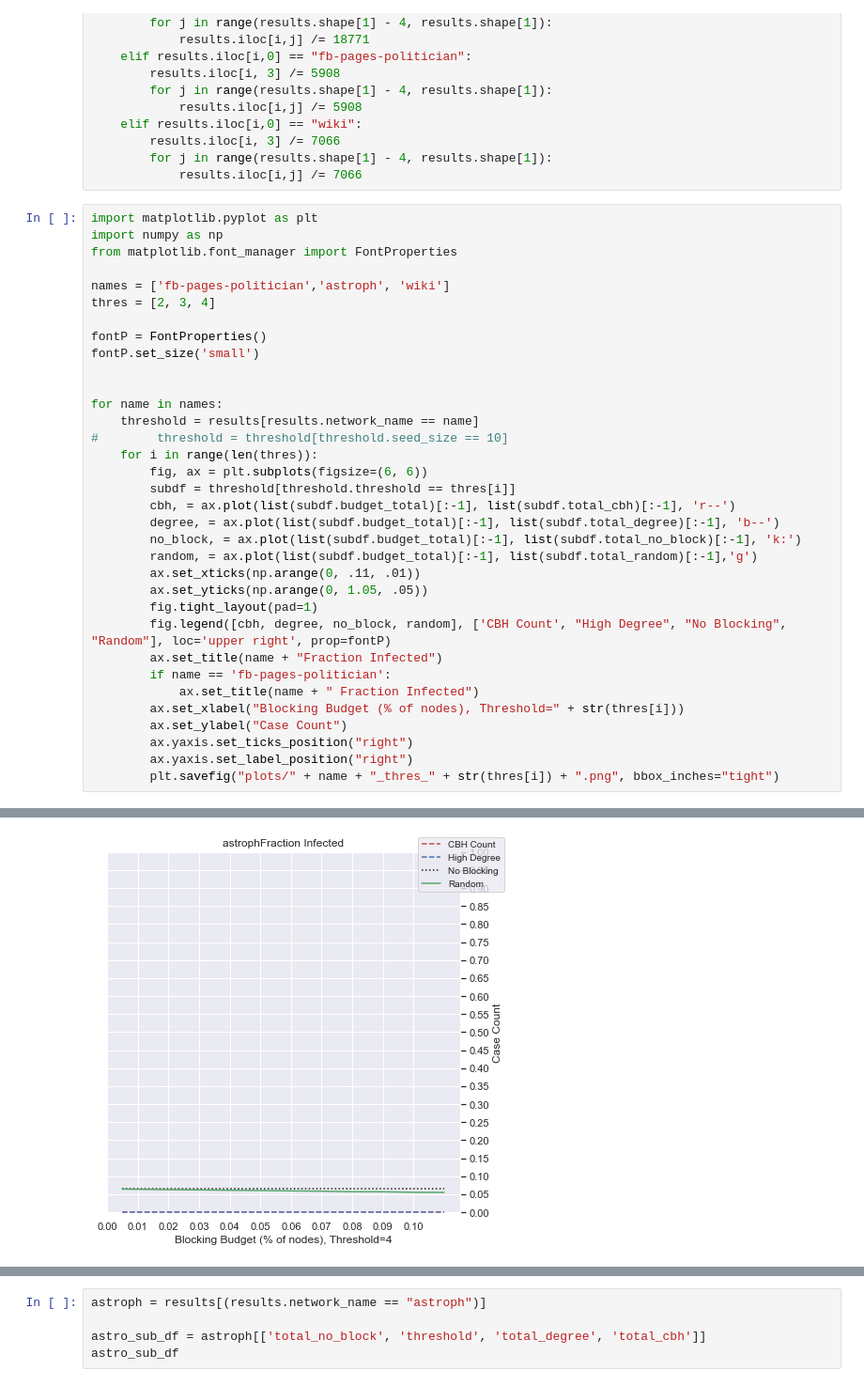
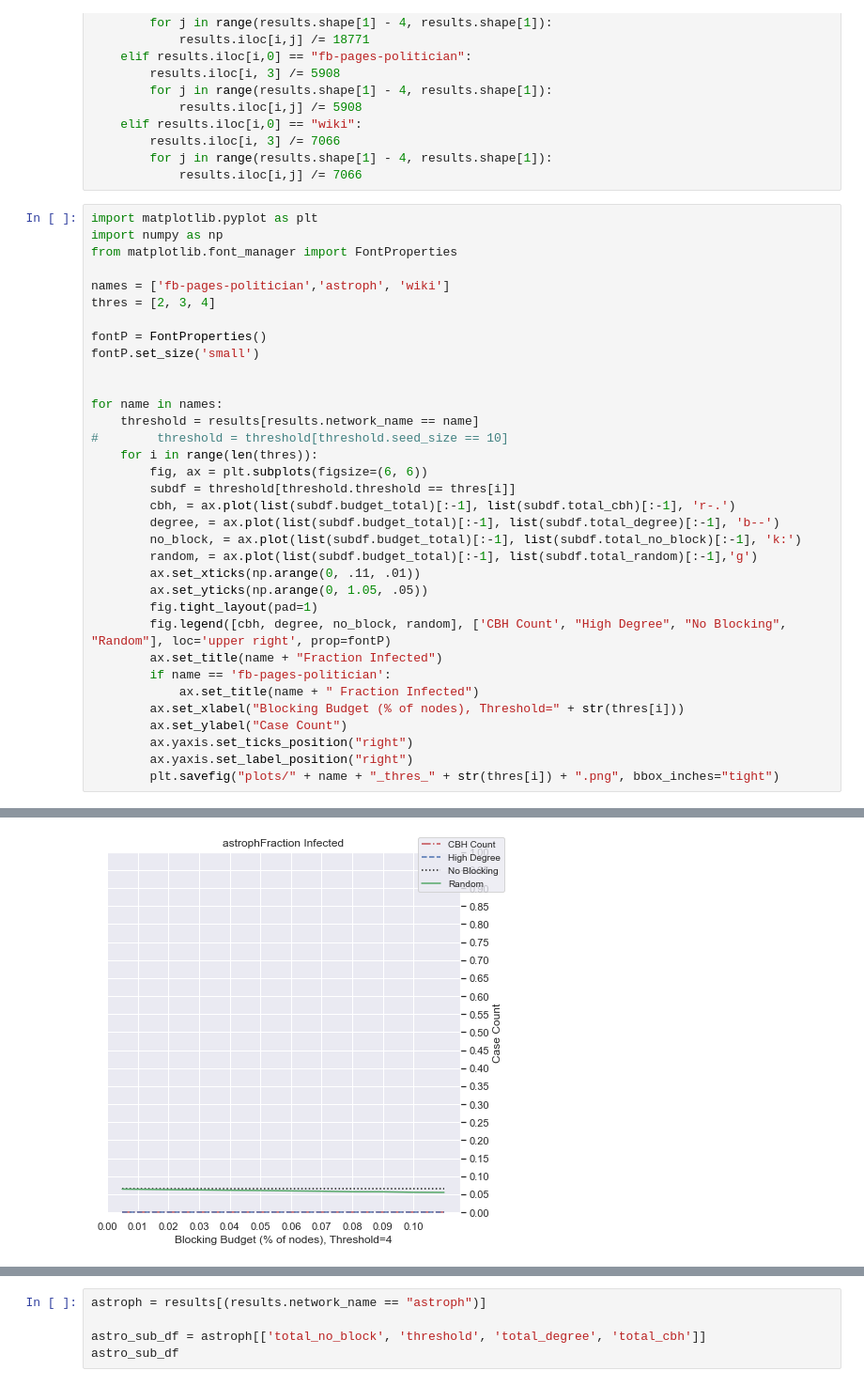
Before and after one commit to hcars/threshold_simulations_refactored, a Jupyter notebook: complex_net_proposal/experiment_results/analysis.ipynb, the cells around one changed output, grey strips where cells are left out. Shown: that part at 94% size. Saved outputs shown, nothing was run; the diff lists cells and outputs as text.

```diff
--- a/complex_net_proposal/experiment_results/analysis.ipynb
+++ b/complex_net_proposal/experiment_results/analysis.ipynb
@@ -41,35 +41,35 @@ fontP = FontProperties()
 fontP.set_size('small')
 
 
 for name in names:
     threshold = results[results.network_name == name]
 #        threshold = threshold[threshold.seed_size == 10]
     for i in range(len(thres)):
         fig, ax = plt.subplots(figsize=(6, 6))
         subdf = threshold[threshold.threshold == thres[i]]
-        cbh, = ax.plot(list(subdf.budget_total)[:-1], list(subdf.total_cbh)[:-1], 'r--')
+        cbh, = ax.plot(list(subdf.budget_total)[:-1], list(subdf.total_cbh)[:-1], 'r-.')
         degree, = ax.plot(list(subdf.budget_total)[:-1], list(subdf.total_degree)[:-1], 'b--')
         no_block, = ax.plot(list(subdf.budget_total)[:-1], list(subdf.total_no_block)[:-1], 'k:')
         random, = ax.plot(list(subdf.budget_total)[:-1], list(subdf.total_random)[:-1],'g')
         ax.set_xticks(np.arange(0, .11, .01))
         ax.set_yticks(np.arange(0, 1.05, .05))
         fig.tight_layout(pad=1)
         fig.legend([cbh, degree, no_block, random], ['CBH Count', "High Degree", "No Blocking", "Random"], loc='upper right', prop=fontP)
         ax.set_title(name + "Fraction Infected")
         if name == 'fb-pages-politician':
             ax.set_title(name + " Fraction Infected")
         ax.set_xlabel("Blocking Budget (% of nodes), Threshold=" + str(thres[i]))
         ax.set_ylabel("Case Count")
         ax.yaxis.set_ticks_position("right")
         ax.yaxis.set_label_position("right")
         plt.savefig("plots/" + name + "_thres_" + str(thres[i]) + ".png", bbox_inches="tight")
 # %% [output]
 [figure]
 [figure]
 [figure]
 [figure]
 [figure]
-[figure, old version]
+[figure, new version]
 [figure]
 [figure]
 [figure]
```
Also changed, not shown: 10 other files.
